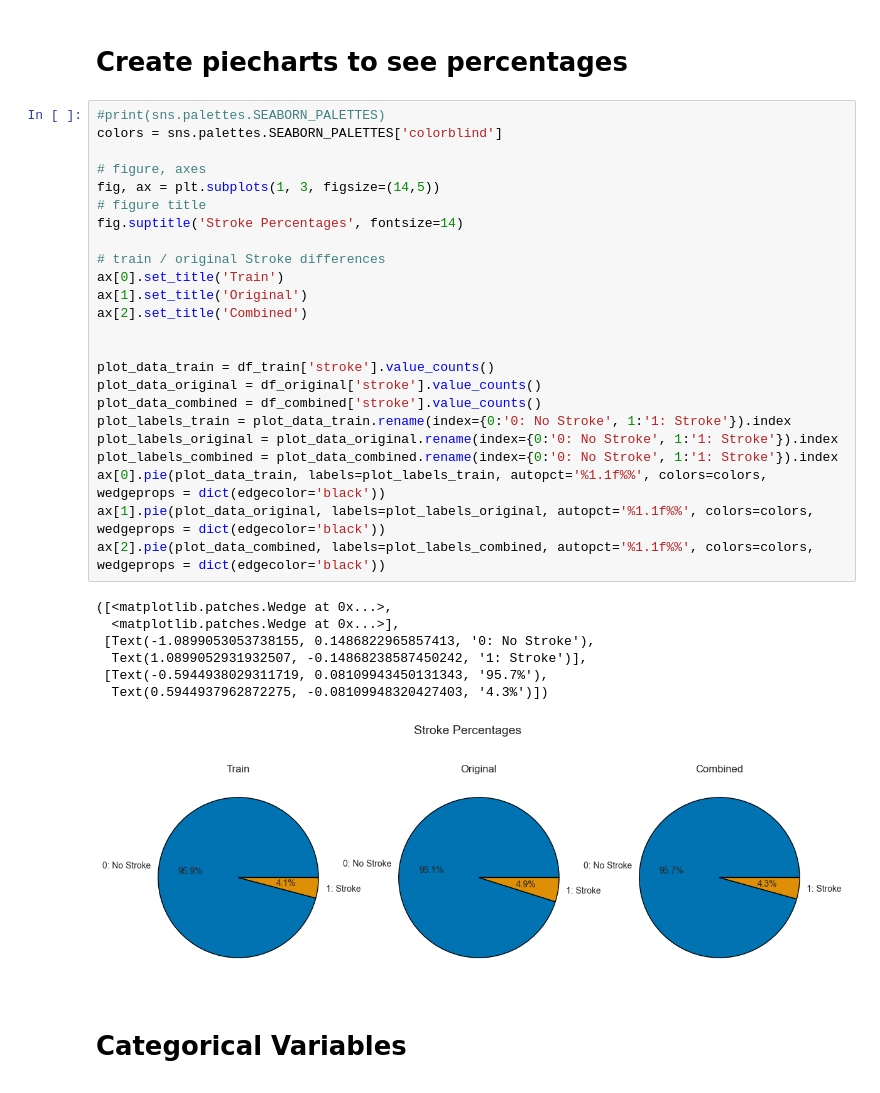
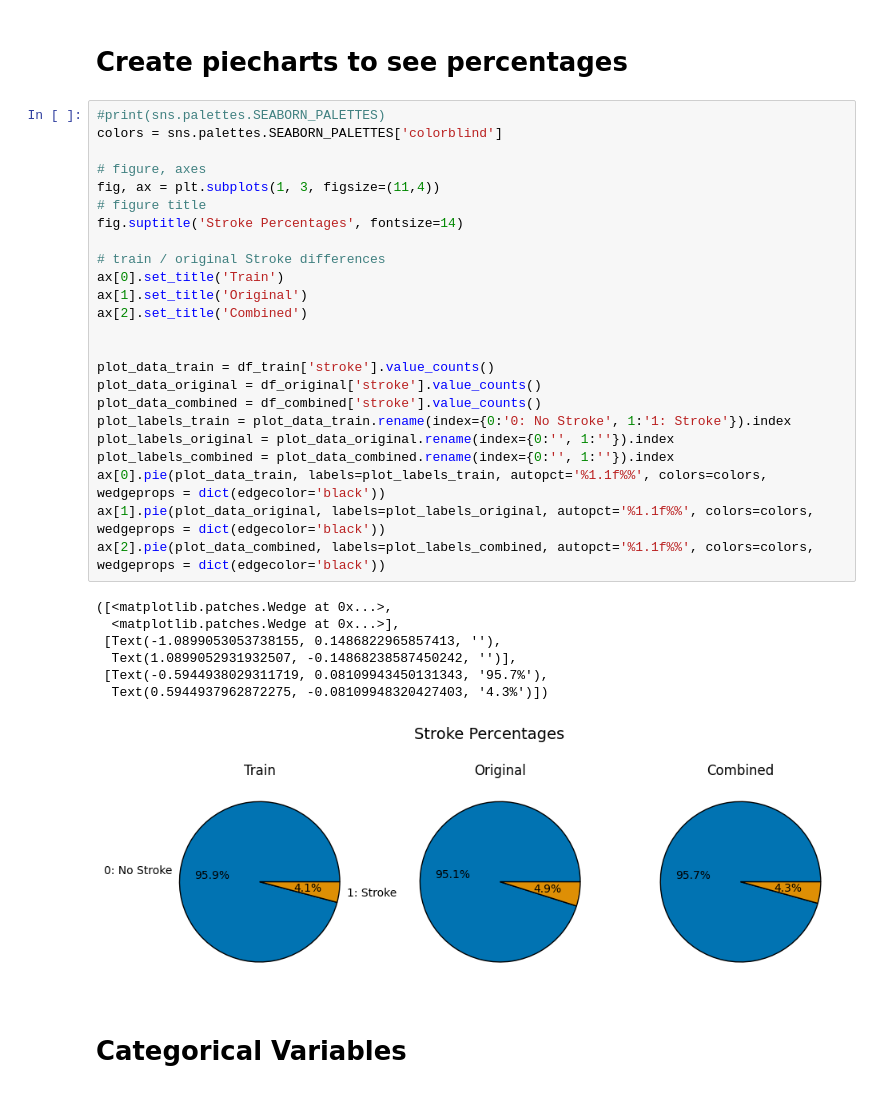
Before and after one commit to cancanasoyak/AIN2002, a Jupyter notebook: EDA.ipynb, the cells around one changed output. Drawn from its saved outputs; the diff is of its cells as text.

```diff
--- a/EDA.ipynb
+++ b/EDA.ipynb
@@ -21,35 +21,35 @@ df_sample_submission = pd.read_csv(r'Data\sample_submission.csv')
 # %%
 #print(sns.palettes.SEABORN_PALETTES)
 colors = sns.palettes.SEABORN_PALETTES['colorblind']
 
 # figure, axes
-fig, ax = plt.subplots(1, 3, figsize=(14,5))
+fig, ax = plt.subplots(1, 3, figsize=(11,4))
 # figure title
 fig.suptitle('Stroke Percentages', fontsize=14)
 
 # train / original Stroke differences
 ax[0].set_title('Train')
 ax[1].set_title('Original')
 ax[2].set_title('Combined')
 
 
 plot_data_train = df_train['stroke'].value_counts()
 plot_data_original = df_original['stroke'].value_counts()
 plot_data_combined = df_combined['stroke'].value_counts()
 plot_labels_train = plot_data_train.rename(index={0:'0: No Stroke', 1:'1: Stroke'}).index
-plot_labels_original = plot_data_original.rename(index={0:'0: No Stroke', 1:'1: Stroke'}).index
-plot_labels_combined = plot_data_combined.rename(index={0:'0: No Stroke', 1:'1: Stroke'}).index
+plot_labels_original = plot_data_original.rename(index={0:'', 1:''}).index
+plot_labels_combined = plot_data_combined.rename(index={0:'', 1:''}).index
 ax[0].pie(plot_data_train, labels=plot_labels_train, autopct='%1.1f%%', colors=colors, wedgeprops = dict(edgecolor='black'))
 ax[1].pie(plot_data_original, labels=plot_labels_original, autopct='%1.1f%%', colors=colors, wedgeprops = dict(edgecolor='black'))
 ax[2].pie(plot_data_combined, labels=plot_labels_combined, autopct='%1.1f%%', colors=colors, wedgeprops = dict(edgecolor='black'))
 # %% [output]
 ([<matplotlib.patches.Wedge at 0x...>,
   <matplotlib.patches.Wedge at 0x...>],
- [Text(-1.0899053053738155, 0.1486822965857413, '0: No Stroke'),
-  Text(1.0899052931932507, -0.14868238587450242, '1: Stroke')],
+ [Text(-1.0899053053738155, 0.1486822965857413, ''),
+  Text(1.0899052931932507, -0.14868238587450242, '')],
  [Text(-0.5944938029311719, 0.08109943450131343, '95.7%'),
   Text(0.5944937962872275, -0.08109948320427403, '4.3%')])
-[figure, old version]
+[figure, new version]
 # %% [markdown]
 # Categorical Variables
 # %%
```
Also changed, not shown: parts of 1 cell of this notebook, 7 other files.
